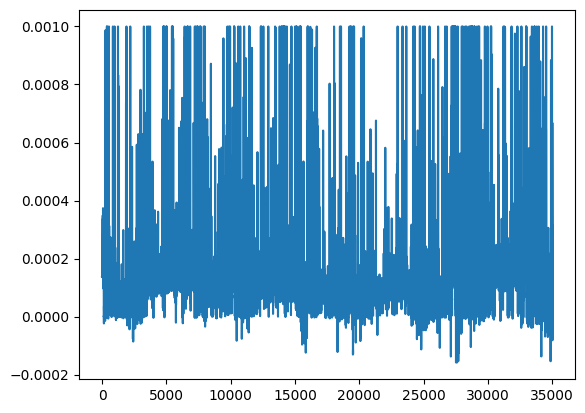
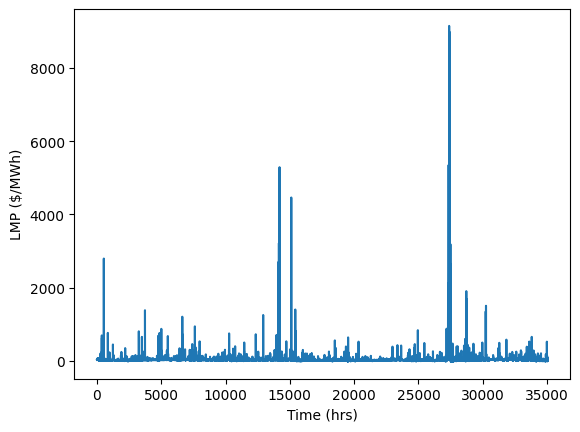
Code edit (unified diff) that turned the first committed figure into the second:
--- before
+++ after
@@ -1,9 +1,10 @@
 prices = df['lmp']
 
-clip_threshold = 1000
-to_clip = prices > clip_threshold
-prices[to_clip] = clip_threshold
+# clip_threshold = 1000
+# to_clip = prices > clip_threshold
+# prices[to_clip] = clip_threshold
 
-prices /= clip_threshold
 plt.plot(np.arange(0, len(prices)), prices)
+plt.xlabel('Time (hrs)')
+plt.ylabel('LMP ($/MWh)')
 plt.show()

Commit: refactored loss; added user load to model